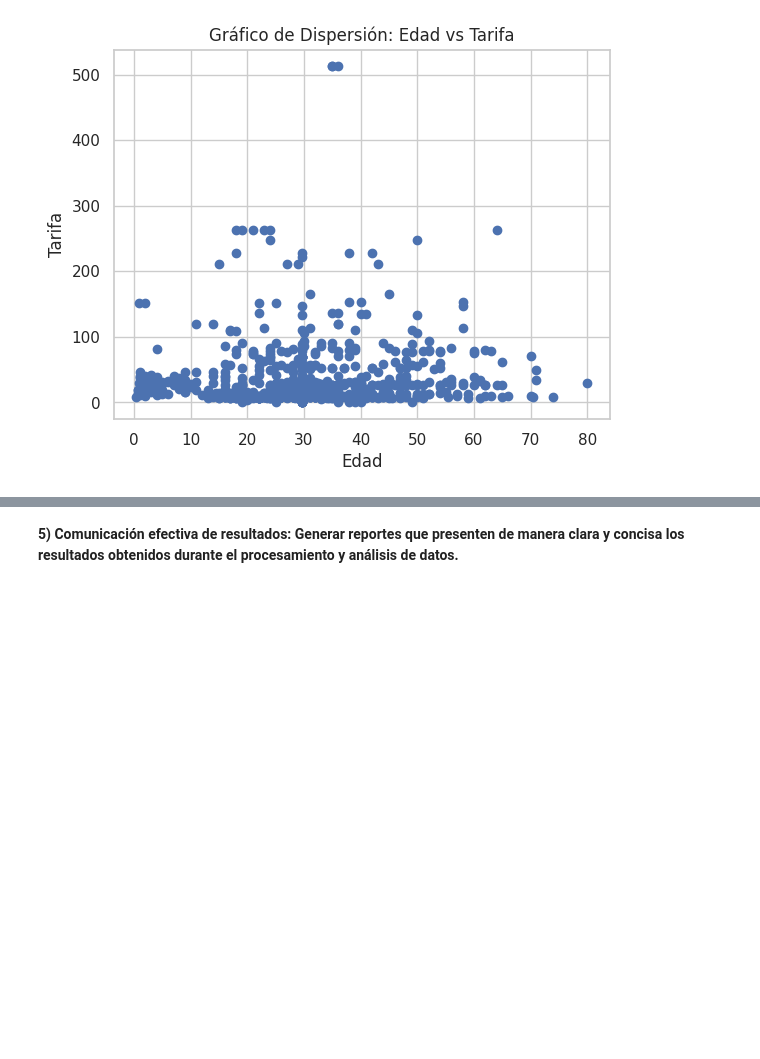
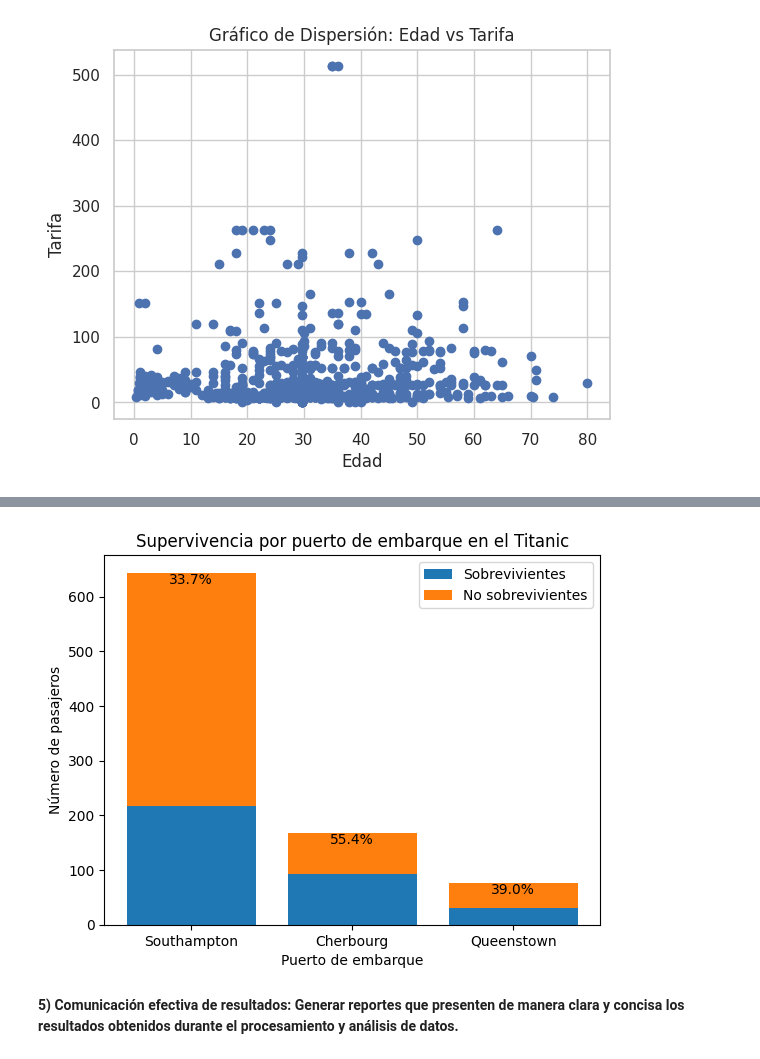
Before and after one commit to sosarodrigox/grupo16_ProcesamientoDeDatos, a Jupyter notebook: Code/Grupo_16_ProyectoFinal_JJ.ipynb, the cells around one changed output, grey strips where cells are left out. Saved outputs shown, nothing was run; the diff lists cells and outputs as text; code cells hidden in the pictures; blank space fills up the shorter version.

```diff
--- a/Code/Grupo_16_ProyectoFinal_JJ.ipynb
+++ b/Code/Grupo_16_ProyectoFinal_JJ.ipynb
@@ -444,3 +518,31 @@ plt.show()
+# %%
+# Obtener los datos para el gráfico
+puertos = ['Southampton', 'Cherbourg', 'Queenstown']
+sobrevive = [len(data[data['Sobrevivió?'] == 1][data['PuertoEmbarque'] == 'S']),
+             len(data[data['Sobrevivió?'] == 1][data['PuertoEmbarque'] == 'C']),
+             len(data[data['Sobrevivió?'] == 1][data['PuertoEmbarque'] == 'Q'])]
+no_sobrevive = [len(data[data['Sobrevivió?'] == 0][data['PuertoEmbarque'] == 'S']),
+                len(data[data['Sobrevivió?'] == 0][data['PuertoEmbarque'] == 'C']),
+                len(data[data['Sobrevivió?'] == 0][data['PuertoEmbarque'] == 'Q'])]
+
+
+# Crear el gráfico de barras apiladas
+plt.bar(puertos, sobrevive, label='Sobrevivientes')
+plt.bar(puertos, no_sobrevive, bottom=sobrevive, label='No sobrevivientes')
+
+for i in range(len(clases)):
+    plt.text(puertos[i], sobrevive[i] + no_sobrevive[i], f'{sobrevive[i]/(sobrevive[i]+no_sobrevive[i])*100:.1f}%', ha='center', va='top')
+
+# Agregar etiquetas y título
+plt.xlabel('Puerto de embarque')
+plt.ylabel('Número de pasajeros')
+plt.title('Supervivencia por puerto de embarque en el Titanic')
+plt.legend()
+
+# Mostrar el gráfico
+plt.show()
+# %% [output]
+[figure, added]
 # %% [markdown]
 **5) Comunicación efectiva de resultados: Generar reportes que presenten de manera clara y concisa los resultados obtenidos durante el procesamiento y análisis de datos.**
 # %% [markdown]
```
Also changed, not shown: parts of 7 cells of this notebook.
